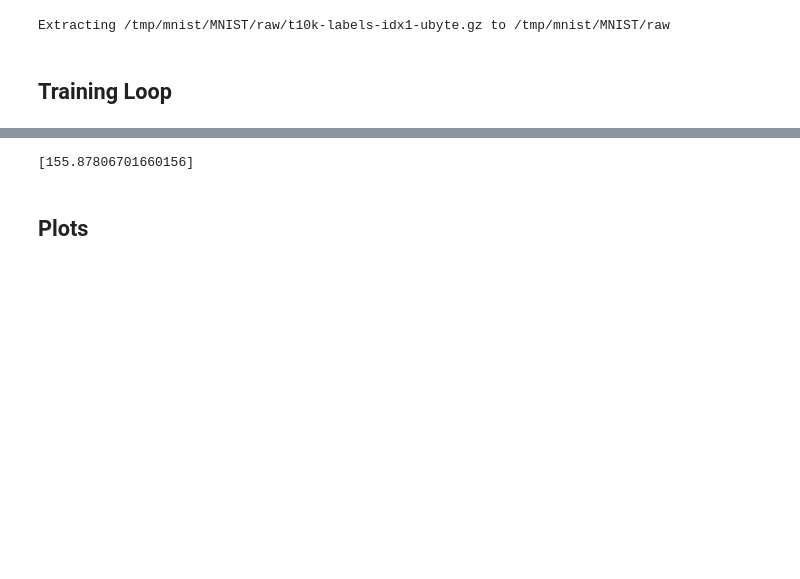
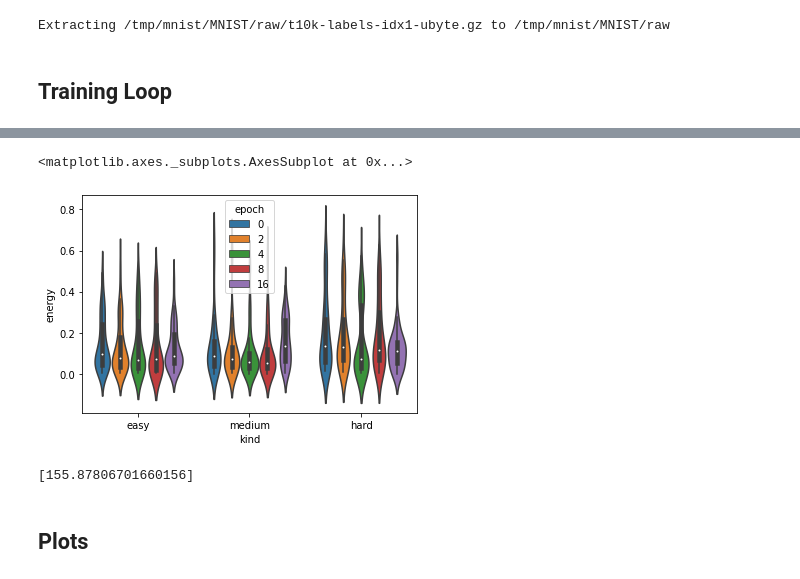
Before and after one commit to katelee168/opt, a Jupyter notebook: Jax_MNIST.ipynb, the cells around one changed output, grey strips where cells are left out. Drawn from its saved outputs; the diff is of its cells as text; code cells hidden in the pictures; blank space fills up the shorter version.

```diff
--- a/Jax_MNIST.ipynb
+++ b/Jax_MNIST.ipynb
@@ -445,3 +643,8 @@ sns.violinplot(x='class', y='energy', hue='epoch', data=df)
+# %%
+sns.violinplot(data=pd.DataFrame(data), x='kind', y='energy', hue='epoch')
+# %% [output]
+<matplotlib.axes._subplots.AxesSubplot at 0x...>
+[figure, added]
 # %%
 # Power law
 
```
Also changed, not shown: parts of 19 cells of this notebook.
